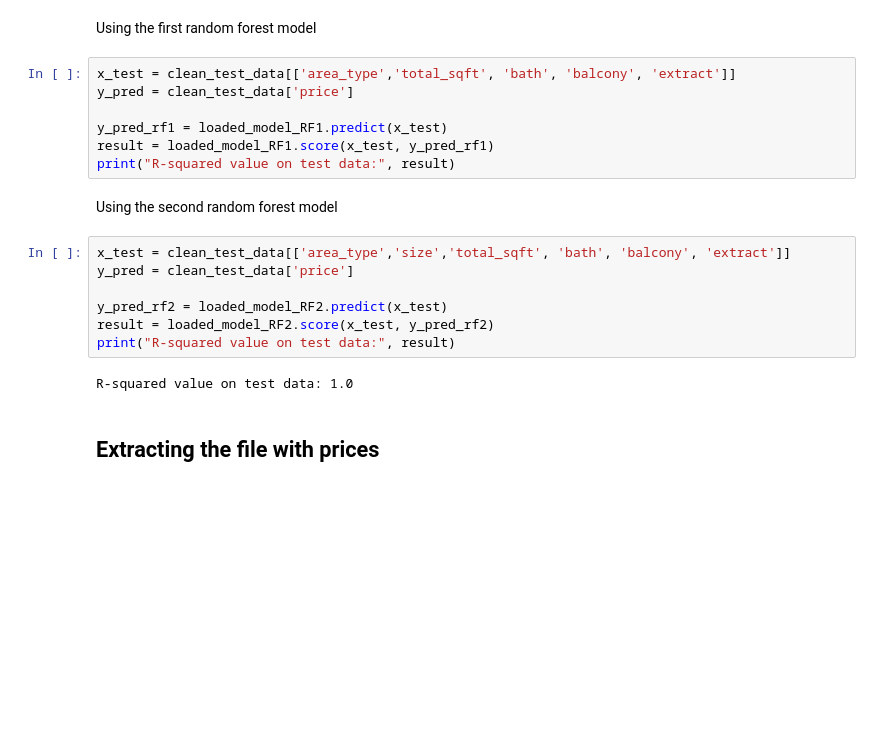
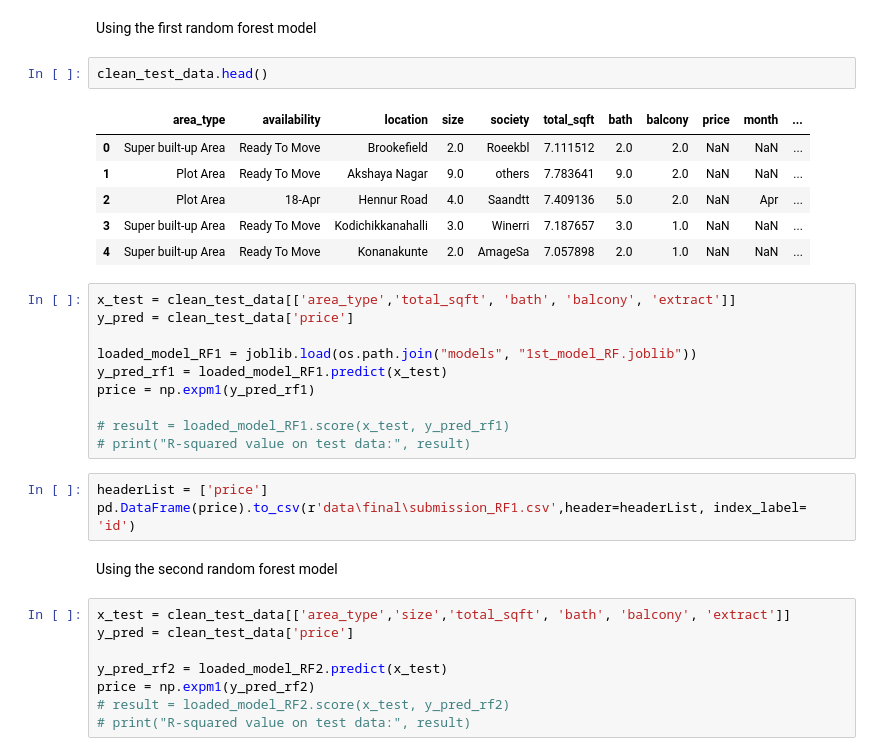
Before and after one commit to AnshikaJain2405/OrionDataAnalyticsInternshipJul23-Proj2, a Jupyter notebook: notebooks/ML.ipynb, the cells around one changed output. Drawn from its saved outputs; the diff is of its cells as text; blank space fills up the shorter version.

```diff
--- a/notebooks/ML.ipynb
+++ b/notebooks/ML.ipynb
@@ -130,13 +130,28 @@ R-squared value on test data: 1.0
 ### Random Forest
 # %% [markdown]
 Using the first random forest model
+# %%
+clean_test_data.head()
+# %% [output]
+|  | area_type | availability | location | size | society | total_sqft | bath | balcony | price | month | ... |
+| 0 | Super built-up Area | Ready To Move | Brookefield | 2.0 | Roeekbl | 7.111512 | 2.0 | 2.0 | NaN | NaN | ... |
+| 1 | Plot Area | Ready To Move | Akshaya Nagar | 9.0 | others | 7.783641 | 9.0 | 2.0 | NaN | NaN | ... |
+| 2 | Plot Area | 18-Apr | Hennur Road | 4.0 | Saandtt | 7.409136 | 5.0 | 2.0 | NaN | Apr | ... |
+| 3 | Super built-up Area | Ready To Move | Kodichikkanahalli | 3.0 | Winerri | 7.187657 | 3.0 | 1.0 | NaN | NaN | ... |
+| 4 | Super built-up Area | Ready To Move | Konanakunte | 2.0 | AmageSa | 7.057898 | 2.0 | 1.0 | NaN | NaN | ... |
 # %%
 x_test = clean_test_data[['area_type','total_sqft', 'bath', 'balcony', 'extract']]
 y_pred = clean_test_data['price']
 
+loaded_model_RF1 = joblib.load(os.path.join("models", "1st_model_RF.joblib"))
 y_pred_rf1 = loaded_model_RF1.predict(x_test)
-result = loaded_model_RF1.score(x_test, y_pred_rf1)
-print("R-squared value on test data:", result)
+price = np.expm1(y_pred_rf1)
+
+# result = loaded_model_RF1.score(x_test, y_pred_rf1)
+# print("R-squared value on test data:", result)
+# %%
+headerList = ['price']
+pd.DataFrame(price).to_csv(r'data\final\submission_RF1.csv',header=headerList, index_label= 'id')
 # %% [markdown]
 Using the second random forest model
 # %%
@@ -144,9 +159,6 @@ x_test = clean_test_data[['area_type','size','total_sqft', 'bath', 'balcony', 'e
 y_pred = clean_test_data['price']
 
 y_pred_rf2 = loaded_model_RF2.predict(x_test)
-result = loaded_model_RF2.score(x_test, y_pred_rf2)
-print("R-squared value on test data:", result)
+price = np.expm1(y_pred_rf2)
+# result = loaded_model_RF2.score(x_test, y_pred_rf2)
+# print("R-squared value on test data:", result)
-# %% [output]
-R-squared value on test data: 1.0
-# %% [markdown]
-## Extracting the file with prices
```
Also changed, not shown: parts of 5 cells of this notebook, 1 other file.
